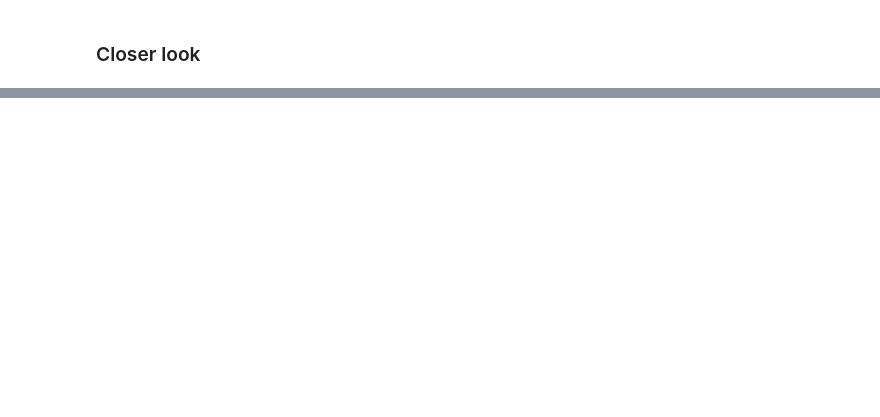
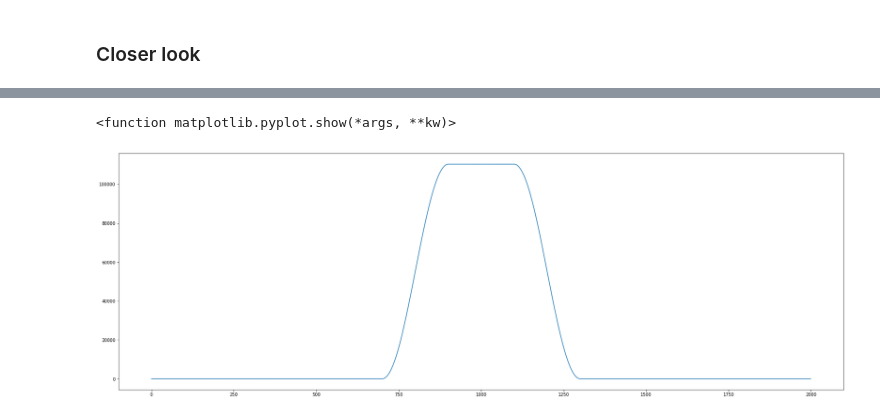
Before and after one commit to yklose/Communication-System, a Jupyter notebook: Project-Notebook.ipynb, the cells around one changed output, grey strips where cells are left out. Saved outputs shown, nothing was run; the diff lists cells and outputs as text; code cells hidden in the pictures; blank space fills up the shorter version.

```diff
--- a/Project-Notebook.ipynb
+++ b/Project-Notebook.ipynb
@@ -69,0 +92,10 @@ plt.show
+# %%
+pt = compute_array("passband_test.txt")
+#detail_pt = pt[900:1100]
+
+plt.figure(figsize=(30,10))
+plt.plot(pt)
+plt.show
+# %% [output]
+<function matplotlib.pyplot.show(*args, **kw)>
+[figure, added]
```
Also changed, not shown: parts of 8 cells of this notebook, 2 other files.
